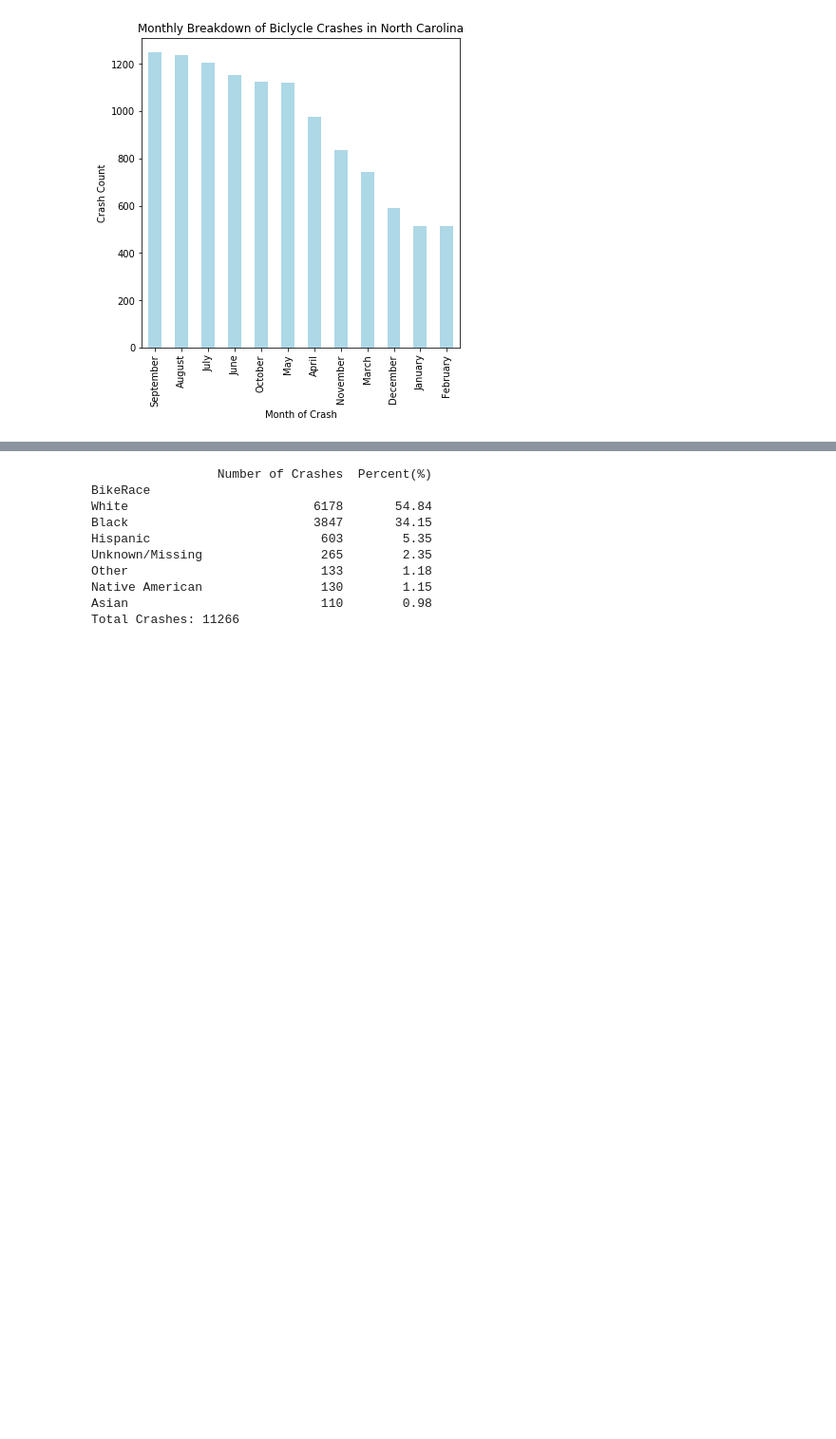
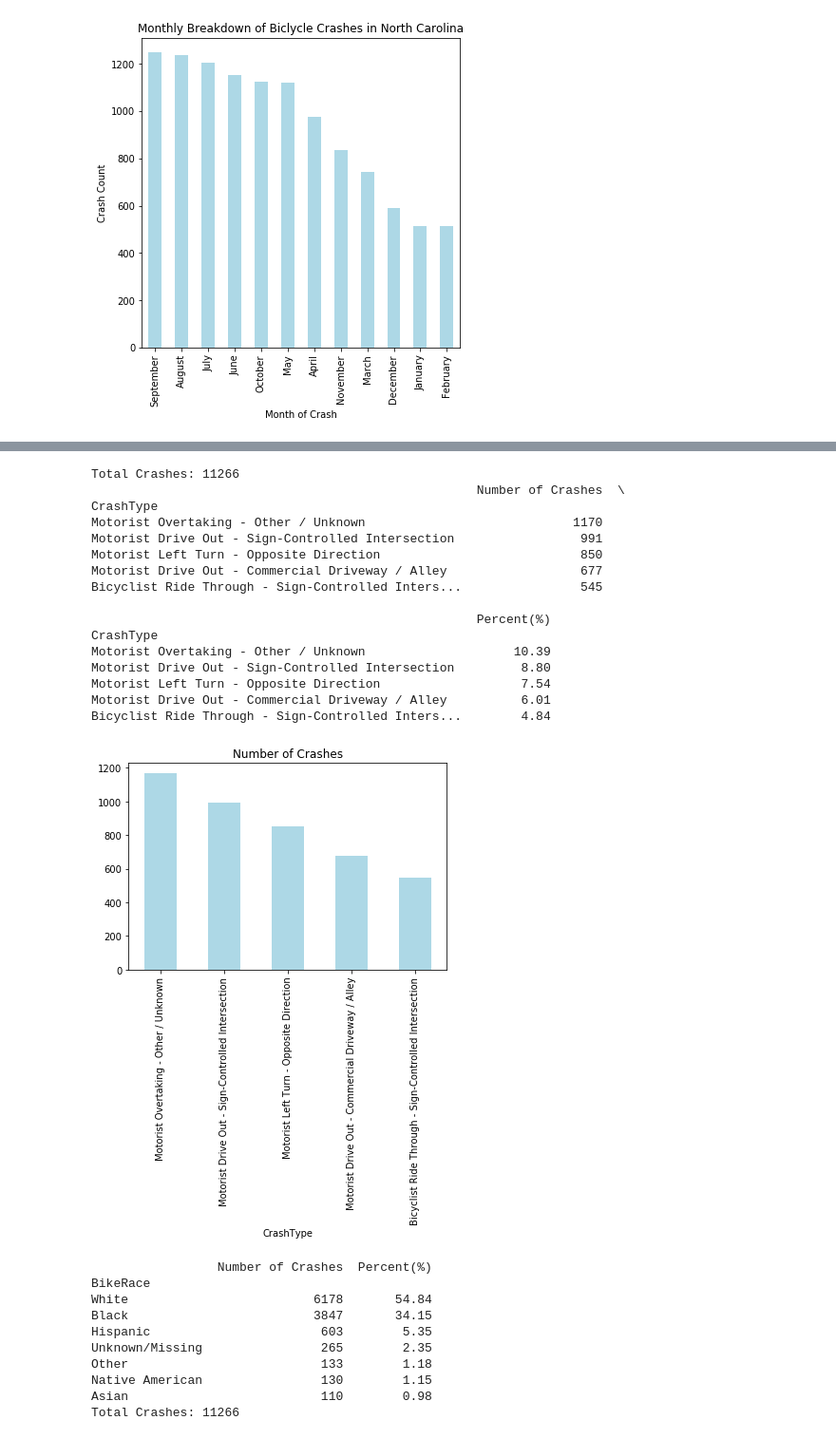
Before and after one commit to waghrayrashi/project-1, a Jupyter notebook: cyclist-analysis.ipynb, the cells around one changed output, grey strips where cells are left out. Shown: that part at 95% size. Cells and saved outputs as stored; diff of their text form; code cells hidden in the pictures; blank space fills up the shorter version.

```diff
--- a/cyclist-analysis.ipynb
+++ b/cyclist-analysis.ipynb
@@ -263,3 +328,53 @@ Total Crashes: 11266
+# %%
+# Crash count by Crash Type
+# Crash count grouped by Crash Type
+crashes_by_crashtype = crash_data.groupby(["CrashType"])["geo_point_2d"].count()
+crashes_by_crashtype = crashes_by_crashtype.sort_values(ascending=False)
+
+crashes_by_crashtype_df = pd.DataFrame(crashes_by_crashtype)
+crashes_by_crashtype_df.rename(columns = {"geo_point_2d": "Number of Crashes"}, inplace = True)
+
+crashes_by_crashtype_df["Percent(%)"] = ""
+for row in range(len(crashes_by_crashtype_df)):
+      crashes_by_crashtype_df["Percent(%)"] = round((crashes_by_crashtype_df["Number of Crashes"] / total_crash_count)*100, 2)
+
+# print(crashes_by_crashtype_df)
+print(f"Total Crashes: {total_crash_count}")
+
+top5_crashtypes = crashes_by_crashtype_df.sort_values(by="Number of Crashes",ascending=False).head()
+top5_crashtypes_df = pd.DataFrame(top5_crashtypes)
+print(top5_crashtypes_df)
+
+# Create a bar plot for crashes by Crash Type
+fig, ax = plt.subplots()
+ax = top5_crashtypes_df["Number of Crashes"].plot(kind='bar', figsize = (6,6), color = "lightblue", subplots=True)
+# ax.set_xlabel("Tpo 5 Types of Crashes")
+# ax.set_ylabel("Crash Count")
+# ax.set_title("Crash Type Analysis- Top 5")
+
+# Save the bar plot for crashes by Crash Type
+plt.savefig("Output/CrashTypeAnalysis.png")
+
+# Display the bar plot for crashes by Crash Type
+plt.show()
+# %% [output]
+Total Crashes: 11266
+                                                    Number of Crashes  \
+CrashType
+Motorist Overtaking - Other / Unknown                            1170
+Motorist Drive Out - Sign-Controlled Intersection                 991
+Motorist Left Turn - Opposite Direction                           850
+Motorist Drive Out - Commercial Driveway / Alley                  677
+Bicyclist Ride Through - Sign-Controlled Inters...                545
+
+                                                    Percent(%)
+CrashType
+Motorist Overtaking - Other / Unknown                    10.39
+Motorist Drive Out - Sign-Controlled Intersection         8.80
+Motorist Left Turn - Opposite Direction                   7.54
+Motorist Drive Out - Commercial Driveway / Alley          6.01
+Bicyclist Ride Through - Sign-Controlled Inters...        4.84
+[figure, added]
 # %%
 # Crash count grouped by Bikers Race
 crashes_by_bikers_race = crash_data.groupby(["BikeRace"])["geo_point_2d"].count()
```
Also changed, not shown: parts of 53 cells of this notebook, 10 other files.
